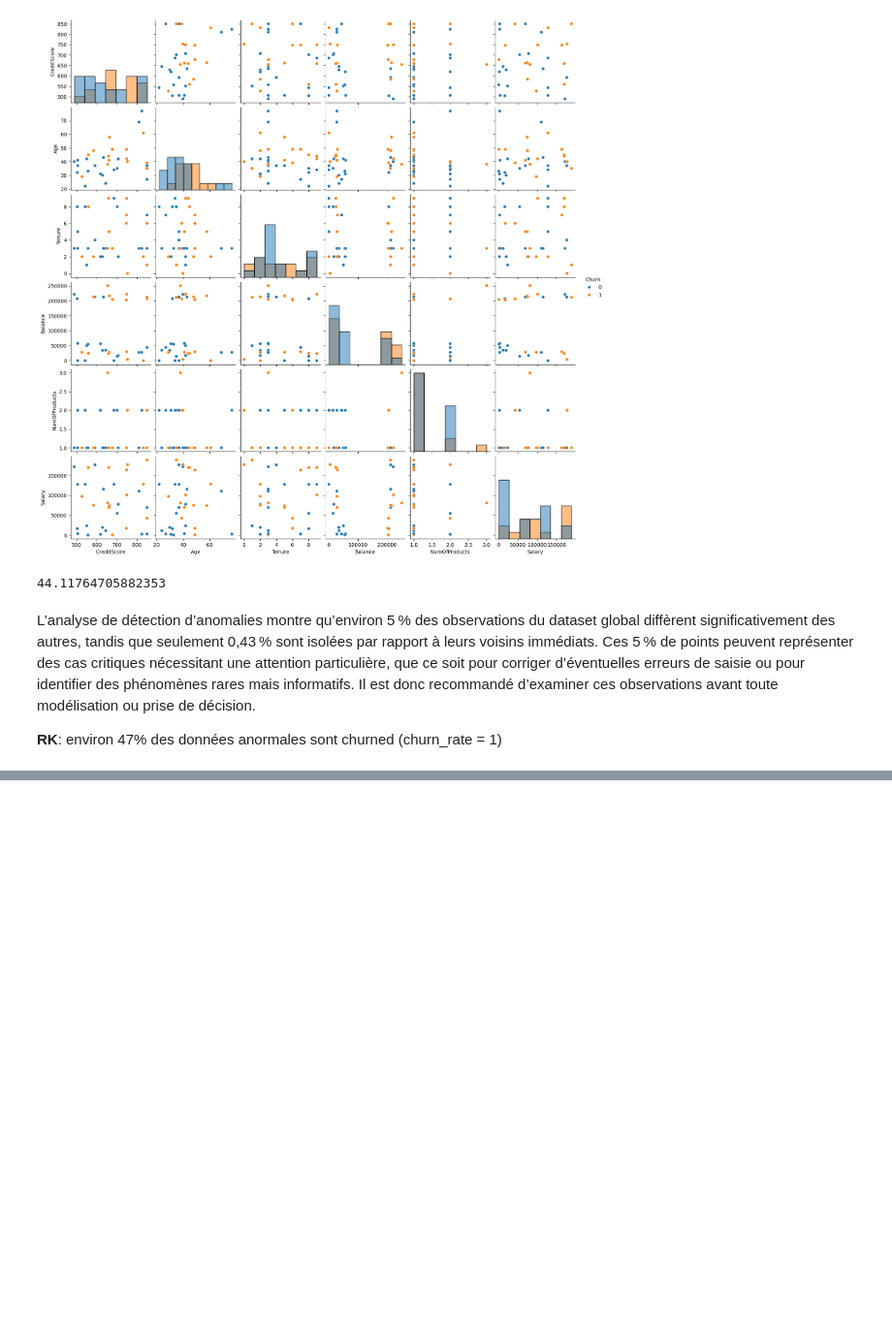
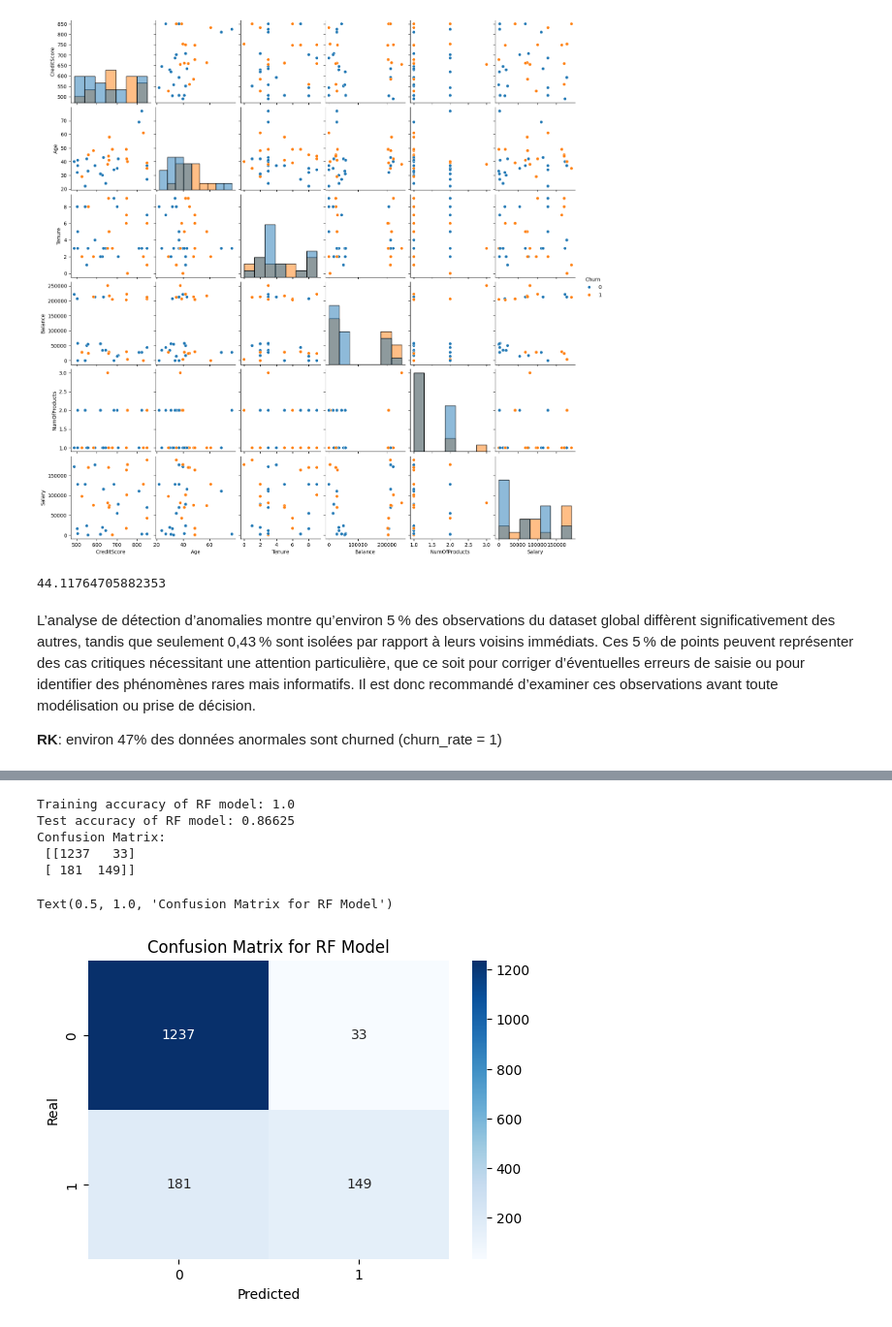
Before and after one commit to Design3Website/MachineLearning_PredictingChurnRate, a Jupyter notebook: Mon_Model.ipynb, the cells around one changed output, grey strips where cells are left out. Shown at 97% size. Drawn from its saved outputs; the diff is of its cells as text; code cells hidden in the pictures; blank space fills up the shorter version.

```diff
--- a/Mon_Model.ipynb
+++ b/Mon_Model.ipynb
@@ -398,0 +492,29 @@ L’analyse de détection d’anomalies montre qu’environ 5 % des observatio
+# %%
+# SVC model
+RF = RandomForestClassifier()
+RF = RF.fit(X_train, y_train)
+y_pred_train = RF.predict(X_train)
+acc_train = accuracy_score(y_pred_train, y_train)
+print('Training accuracy of RF model:', acc_train)
+
+
+y_pred_svc = RF.predict(X_test)
+acc_test = accuracy_score(y_test, y_pred_svc)
+print('Test accuracy of RF model:', acc_test)
+
+cm=confusion_matrix(y_test, y_pred_svc)
+
+print('Confusion Matrix:\n', cm)
+plt.figure(figsize=(6,4))
+sns.heatmap(cm, annot=True, fmt='d', cmap='Blues')
+plt.xlabel('Predicted')
+plt.ylabel('Real')
+plt.title('Confusion Matrix for RF Model')
+# %% [output]
+Training accuracy of RF model: 1.0
+Test accuracy of RF model: 0.86625
+Confusion Matrix:
+ [[1237   33]
+ [ 181  149]]
+Text(0.5, 1.0, 'Confusion Matrix for RF Model')
+[figure, added]
```
Also changed, not shown: parts of 15 cells of this notebook.
